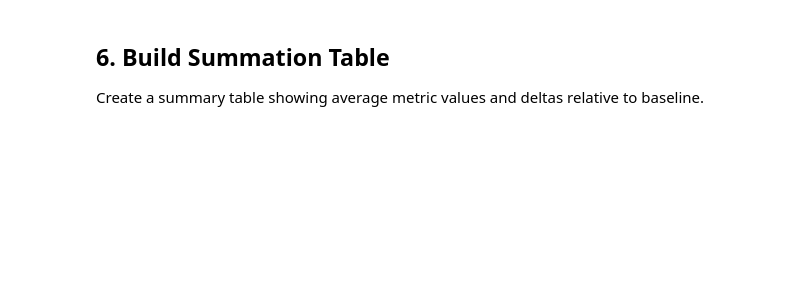
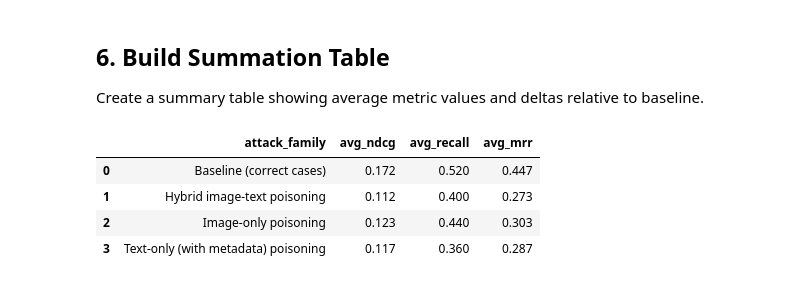
Before and after one commit to hainanricespecial/COMS4507_Project, a Jupyter notebook: attack_family_vs_baseline_analysis.ipynb, the cells around one changed output. Drawn from its saved outputs; the diff is of its cells as text; code cells hidden in the pictures; blank space fills up the shorter version.

```diff
--- a/attack_family_vs_baseline_analysis.ipynb
+++ b/attack_family_vs_baseline_analysis.ipynb
@@ -158,28 +173,39 @@ Create a summary table showing average metric values and deltas relative to base
 # %%
 summary = aggregated.copy()
 
 if not baseline.empty:
     baseline_row = baseline.iloc[0]
     for metric_key in ["avg_ndcg", "avg_recall", "avg_mrr"]:
         summary[f"delta_vs_baseline_{metric_key}"] = summary[metric_key] - baseline_row[metric_key]
 
 summary_style = (
     summary.style
     .format(
         {
             "avg_ndcg": "{:.3f}",
             "avg_recall": "{:.3f}",
             "avg_mrr": "{:.3f}",
             "delta_vs_baseline_avg_ndcg": "{:+.3f}",
             "delta_vs_baseline_avg_recall": "{:+.3f}",
             "delta_vs_baseline_avg_mrr": "{:+.3f}",
         }
     )
     .background_gradient(subset=["avg_ndcg", "avg_recall", "avg_mrr"], cmap="Blues")
-    .background_gradient(
-        subset=["delta_vs_baseline_avg_ndcg", "delta_vs_baseline_avg_recall", "delta_vs_baseline_avg_mrr"],
-        cmap="RdYlGn",
-    )
 )
 
+# Only apply gradient to delta columns if baseline exists
+if not baseline.empty:
+    summary_style = (
+        summary_style.background_gradient(
+            subset=["delta_vs_baseline_avg_ndcg", "delta_vs_baseline_avg_recall", "delta_vs_baseline_avg_mrr"],
+            cmap="RdYlGn",
+        )
+    )
+
 summary_style
+# %% [output]
+|  | attack_family | avg_ndcg | avg_recall | avg_mrr |
+| 0 | Baseline (correct cases) | 0.172 | 0.520 | 0.447 |
+| 1 | Hybrid image-text poisoning | 0.112 | 0.400 | 0.273 |
+| 2 | Image-only poisoning | 0.123 | 0.440 | 0.303 |
+| 3 | Text-only (with metadata) poisoning | 0.117 | 0.360 | 0.287 |
```
Also changed, not shown: parts of 3 cells of this notebook.
